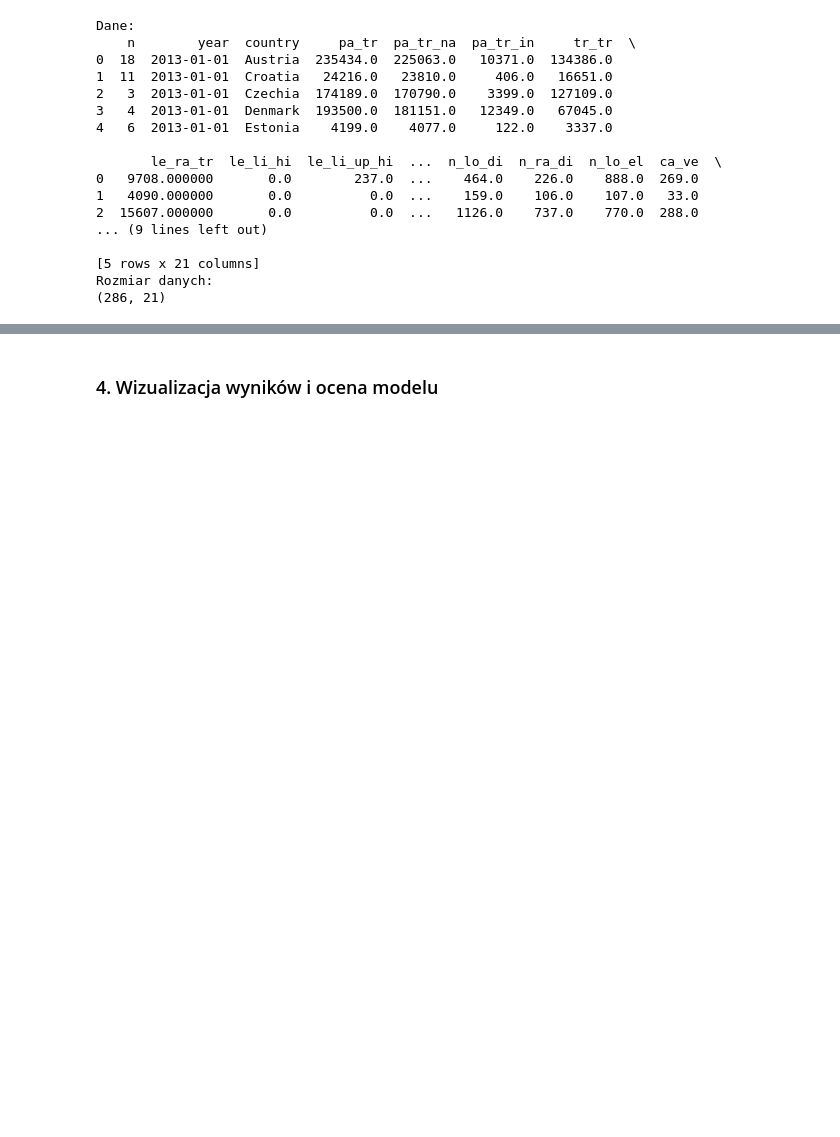
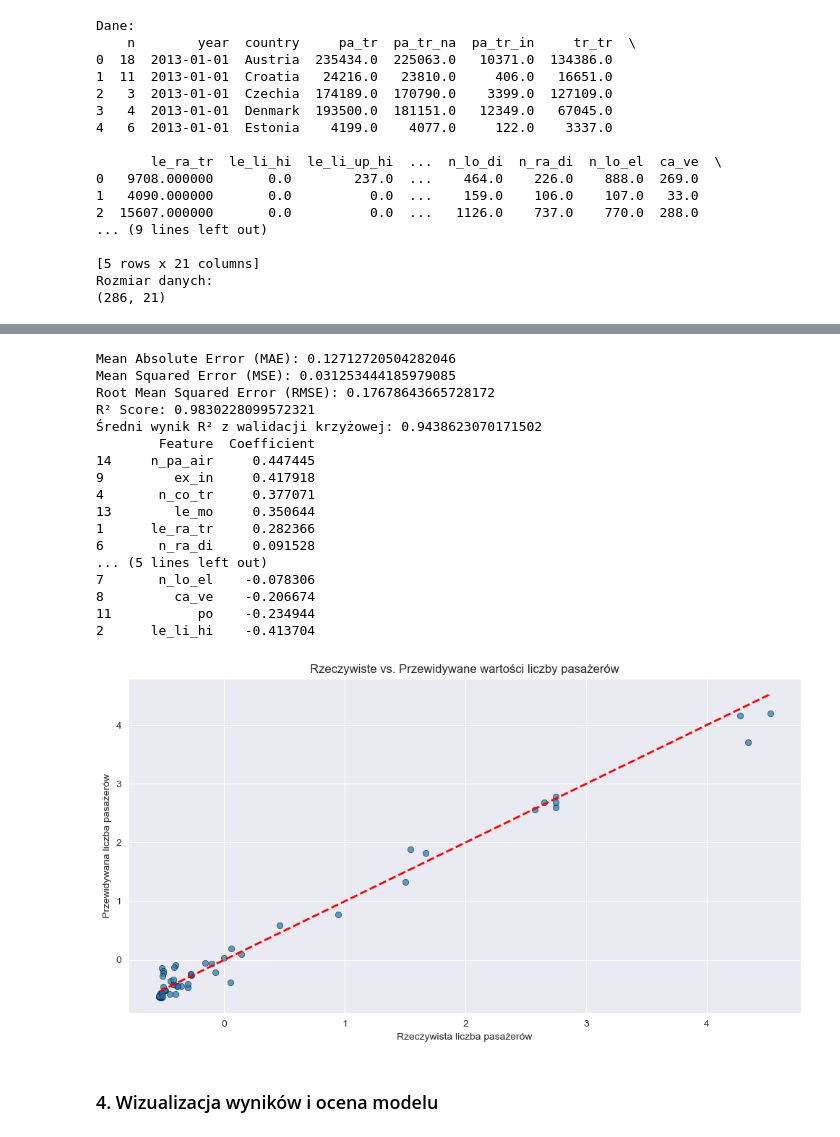
Before and after one commit to SzymonKovalski/ExploracjaTransportuKolejowego, a Jupyter notebook: regresja.ipynb, the cells around one changed output, grey strips where cells are left out. Drawn from its saved outputs; the diff is of its cells as text; code cells hidden in the pictures; blank space fills up the shorter version.

```diff
--- a/regresja.ipynb
+++ b/regresja.ipynb
@@ -46,3 +153,62 @@ Rozmiar danych:
+# %%
+#Model Ridge Regression
+model_ridge = Ridge(alpha=best_alpha)
+model_ridge.fit(X_train_scaled, y_train_scaled)
+
+# Prognozy na zbiorze testowym
+y_pred_scaled = model_ridge.predict(X_test_scaled)
+
+# Obliczenie metryk
+mae = mean_absolute_error(y_test_scaled, y_pred_scaled)
+mse = mean_squared_error(y_test_scaled, y_pred_scaled)
+rmse = root_mean_squared_error(y_test_scaled, y_pred_scaled)
+r2 = r2_score(y_test_scaled, y_pred_scaled)
+
+# Wyświetlenie wyników
+print(f"Mean Absolute Error (MAE): {mae}")
+print(f"Mean Squared Error (MSE): {mse}")
+print(f"Root Mean Squared Error (RMSE): {rmse}")
+print(f"R² Score: {r2}")
+
+# Walidacja krzyżowa
+cv_scores = cross_val_score(model_ridge, X_train_scaled, y_train, cv=5, scoring='r2')
+print("Średni wynik R² z walidacji krzyżowej:", cv_scores.mean())
+
+# Wagi cech w modelu
+coefficients = pd.DataFrame({
+    'Feature': X.columns,
+    'Coefficient': model_ridge.coef_
+}).sort_values(by='Coefficient', ascending=False)
+
+print(coefficients)
+
+# Porównanie przewidywanych i rzeczywistych wartości
+plt.figure(figsize=(12, 6))
+sns.scatterplot(x=y_test_scaled, y=y_pred_scaled, alpha=0.7, edgecolor='k')
+plt.plot([y_test_scaled.min(), y_test_scaled.max()], [y_test_scaled.min(), y_test_scaled.max()], 'r--', lw=2)
+plt.xlabel('Rzeczywista liczba pasażerów')
+plt.ylabel('Przewidywana liczba pasażerów')
+plt.title('Rzeczywiste vs. Przewidywane wartości liczby pasażerów')
+plt.show()
+# %% [output]
+Mean Absolute Error (MAE): 0.12712720504282046
+Mean Squared Error (MSE): 0.031253444185979085
+Root Mean Squared Error (RMSE): 0.17678643665728172
+R² Score: 0.9830228099572321
+Średni wynik R² z walidacji krzyżowej: 0.9438623070171502
+        Feature  Coefficient
+14     n_pa_air     0.447445
+9         ex_in     0.417918
+4       n_co_tr     0.377071
+13        le_mo     0.350644
+1      le_ra_tr     0.282366
+6       n_ra_di     0.091528
+... (5 lines left out)
+7       n_lo_el    -0.078306
+8         ca_ve    -0.206674
+11           po    -0.234944
+2      le_li_hi    -0.413704
+[figure, added]
 # %% [markdown]
 ### 4. Wizualizacja wyników i ocena modelu
 # %% [markdown]
```
Also changed, not shown: parts of 8 cells of this notebook.
